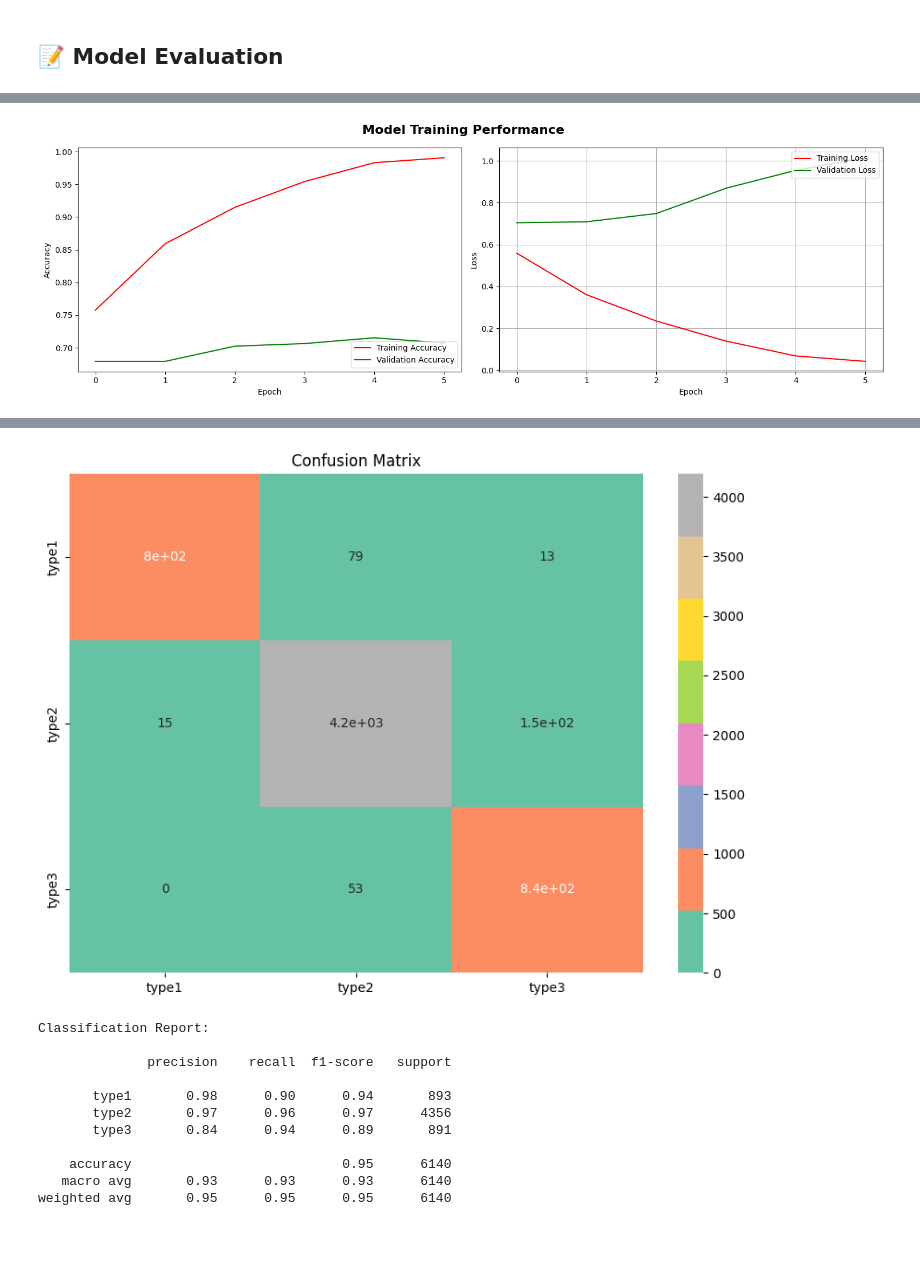
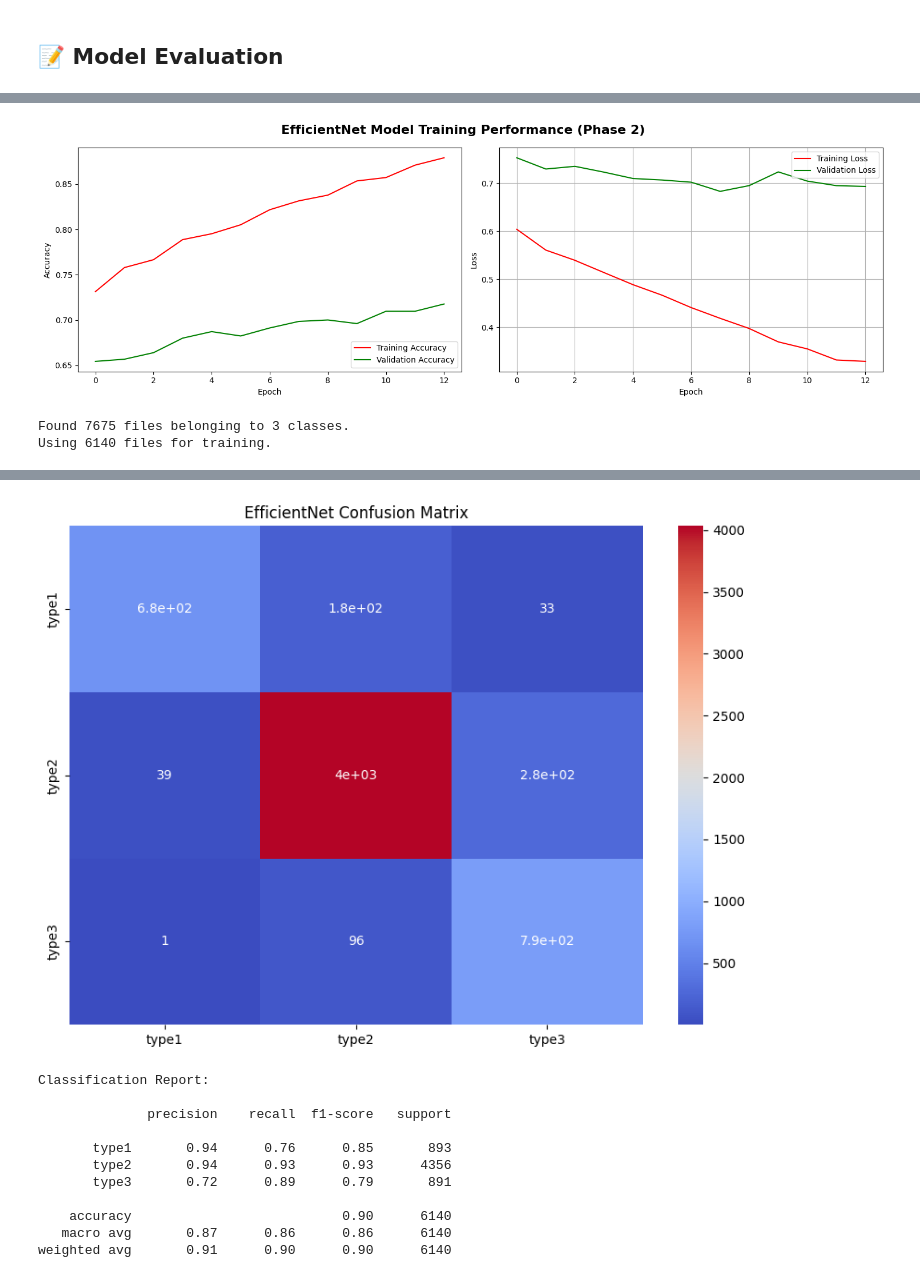
Before and after one commit to DejusDevspace/cervical-cancer-classification, a Jupyter notebook: efficientnet.ipynb, the cells around one changed output, grey strips where cells are left out. Saved outputs shown, nothing was run; the diff lists cells and outputs as text; code cells hidden in the pictures; blank space fills up the shorter version.

Commit message:
completed efficientnet training and evaluation

```diff
--- a/efficientnet.ipynb
+++ b/efficientnet.ipynb
@@ -138,8 +139,8 @@ from tensorflow.keras import applications  # type: ignore
 from tensorflow.keras.applications.efficientnet import preprocess_input  # type: ignore
 # from tensorflow.keras.applications.resnet_v2 import preprocess_input  # type: ignore
 # %%
-# ----- Creating the base model (EfficientNetB1) ----- #
-base_model = applications.EfficientNetB1(
+# ----- Creating the base model (EfficientNetB0) ----- #
+base_model = applications.EfficientNetB0(
     weights="imagenet",
     include_top=False,
     input_shape=(img_height, img_width, 3)
@@ -417,10 +421,25 @@ plot_training_curves(history1, "phase_one_efficientnet_training_curves", title="
 # %%
 plot_training_curves(history2, "phase_two_efficientnet_training_curves", title="EfficientNet Model Training Performance (Phase 2)")
 # %% [output]
-[figure, old version]
+[figure, new version]
 # %%
 # Loading saved model
 model = tf.keras.models.load_model(f"{root}/models/efficientnet_classifier.keras")
+# %%
+train_ds = tf.keras.preprocessing.image_dataset_from_directory(
+    data_dir,
+    labels="inferred",
+    label_mode="categorical",
+    validation_split=validation_split,
+    subset="training",
+    seed=seed,
+    image_size=(img_height, img_width),
+    batch_size=batch_size,
+    shuffle=False
+)
+# %% [output]
+Found 7675 files belonging to 3 classes.
+Using 6140 files for training.
 # %%
-show_evaluation_report(model, [test_ds], "efficientnet_confusion_matrix", "EfficientNet Confusion Matrix")
+show_evaluation_report(model, [train_ds], "efficientnet_confusion_matrix", "EfficientNet Confusion Matrix")
 # %% [output]
@@ -428,12 +448,12 @@ show_evaluation_report(model, [test_ds], "efficientnet_confusion_matrix", "Effic
-[figure, old version]
+[figure, new version]
-Classification Report:
-
-              precision    recall  f1-score   support
-
-       type1       0.98      0.90      0.94       893
-       type2       0.97      0.96      0.97      4356
-       type3       0.84      0.94      0.89       891
-
-    accuracy                           0.95      6140
-   macro avg       0.93      0.93      0.93      6140
-weighted avg       0.95      0.95      0.95      6140
+Classification Report:
+
+              precision    recall  f1-score   support
+
+       type1       0.94      0.76      0.85       893
+       type2       0.94      0.93      0.93      4356
+       type3       0.72      0.89      0.79       891
+
+    accuracy                           0.90      6140
+   macro avg       0.87      0.86      0.86      6140
+weighted avg       0.91      0.90      0.90      6140
```
Also changed, not shown: parts of 13 cells of this notebook, 4 other files.
